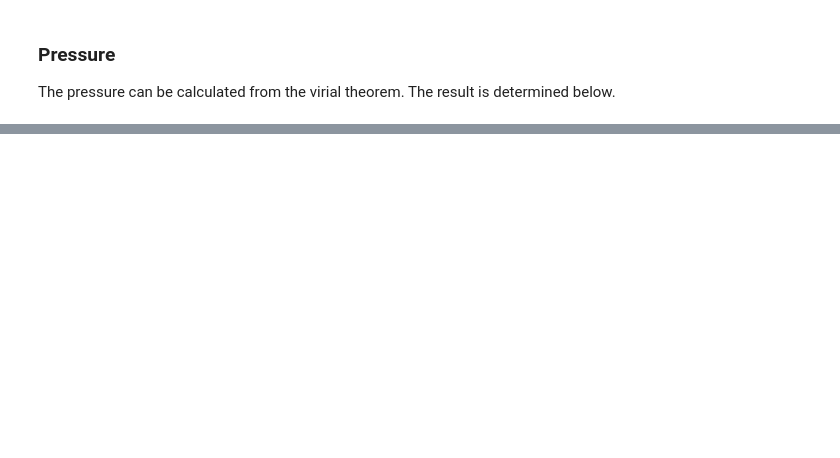
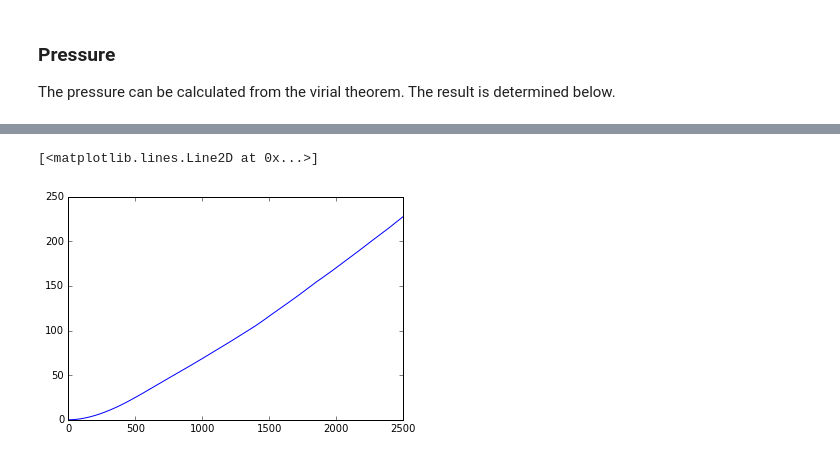
Before and after one commit to JesseSlim/comp-phys-2016, a Jupyter notebook: molecular-dynamics/simulation/ArgonSimulation.ipynb, the cells around one changed output, grey strips where cells are left out. Cells and saved outputs as stored; diff of their text form; code cells hidden in the pictures; blank space fills up the shorter version.

```diff
--- a/molecular-dynamics/simulation/ArgonSimulation.ipynb
+++ b/molecular-dynamics/simulation/ArgonSimulation.ipynb
@@ -356,0 +375,9 @@ Pressure: 0.523689258302
+# %%
+deltaX = rNoPBC[equilibriumStart:,:,:] - rNoPBC[equilibriumStart,:,:]
+
+diffDist = np.mean(np.sum(deltaX**2, axis=2), axis=1)
+
+plt.plot(diffDist)
+# %% [output]
+[<matplotlib.lines.Line2D at 0x...>]
+[figure, added]
```
Also changed, not shown: parts of 15 cells of this notebook.
